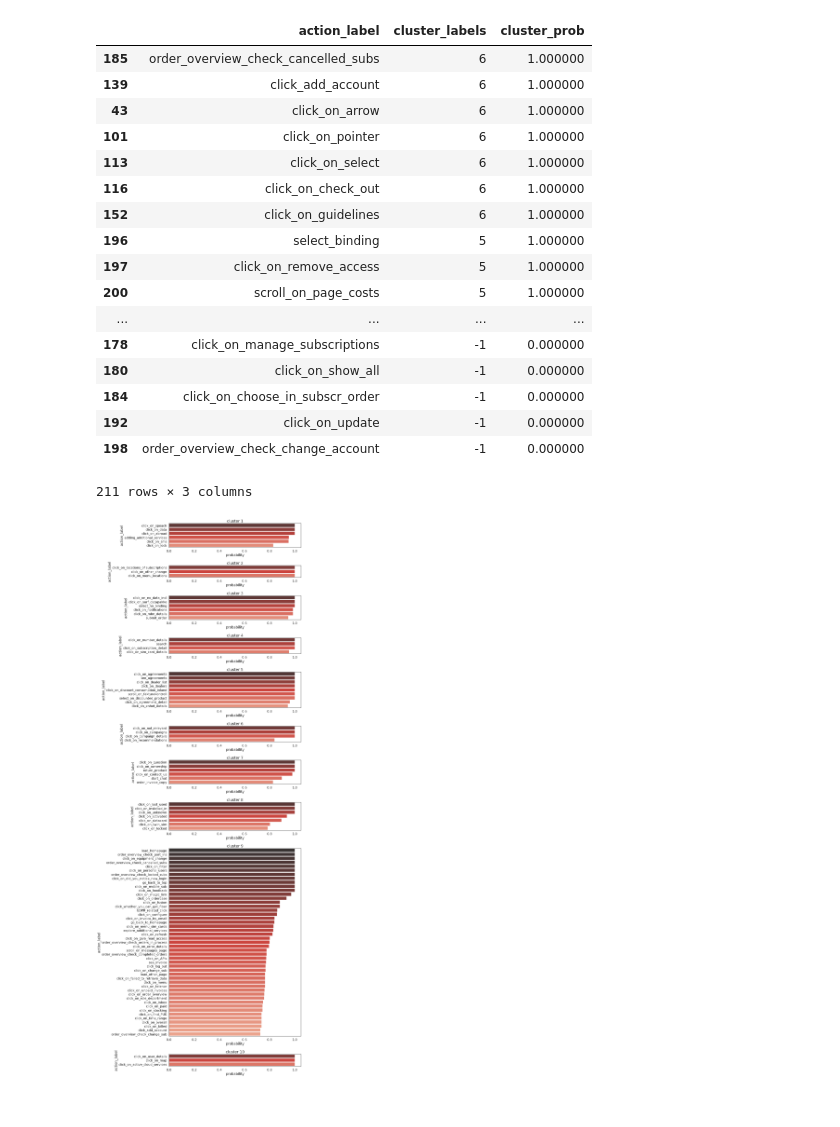
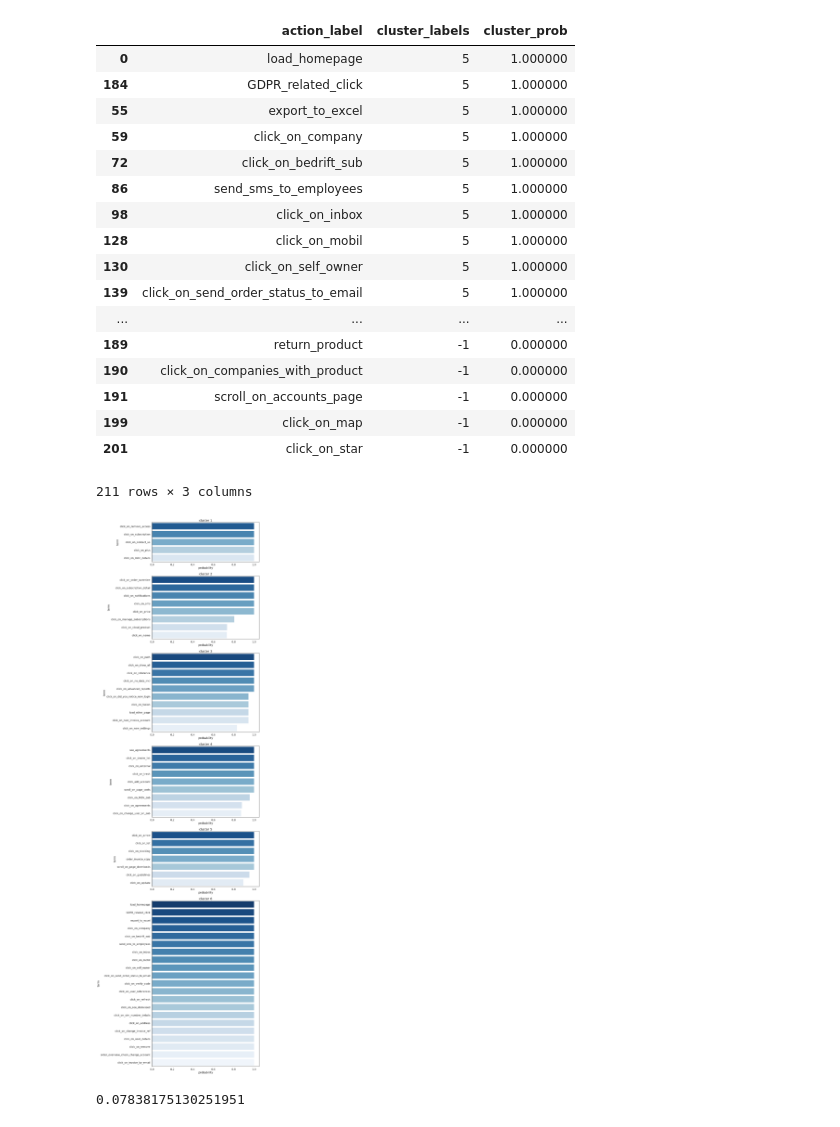
Before and after one commit to ScottishFold007/recsys_telenor, a Jupyter notebook: data_analysis/HDBSCAN.ipynb, the cells around one changed output. Cells and saved outputs as stored; diff of their text form; code cells hidden in the pictures.

```diff
--- a/data_analysis/HDBSCAN.ipynb
+++ b/data_analysis/HDBSCAN.ipynb
@@ -10,11 +11,11 @@ sns.set_style('white')
 sns.set_color_codes()
 plot_kwds = {'alpha' : 0.5, 's' : 80, 'linewidths':0}
 # %%
-embedding_size = 100
+embedding_size = 20
 embeddings = pd.read_csv('word2vec_preprocessed_embeddings/embedding_%d.csv' % embedding_size, sep='\t', header=None, dtype=float)
 labels = pd.read_csv('word2vec_preprocessed_embeddings/labels_%d.csv' % embedding_size, sep='\t', header=None, dtype=str, names=['action_label'])
 # %%
-clusterer = hdbscan.HDBSCAN(min_cluster_size=5,min_samples=2 ,gen_min_span_tree=True)
+clusterer = hdbscan.HDBSCAN(min_cluster_size=5, min_samples=1)
 # %%
 clusterer.fit(embeddings)
 # %% [output]
@@ -79,43 +84,48 @@ labels = labels.sort_values(by=['cluster_labels','cluster_prob'], ascending=Fals
 labels
 # %% [output]
 |  | action_label | cluster_labels | cluster_prob |
-| 185 | order_overview_check_cancelled_subs | 6 | 1.000000 |
-| 139 | click_add_account | 6 | 1.000000 |
-| 43 | click_on_arrow | 6 | 1.000000 |
-| 101 | click_on_pointer | 6 | 1.000000 |
-| 113 | click_on_select | 6 | 1.000000 |
-| 116 | click_on_check_out | 6 | 1.000000 |
-| 152 | click_on_guidelines | 6 | 1.000000 |
-| 196 | select_binding | 5 | 1.000000 |
-| 197 | click_on_remove_access | 5 | 1.000000 |
-| 200 | scroll_on_page_costs | 5 | 1.000000 |
+| 0 | load_homepage | 5 | 1.000000 |
+| 184 | GDPR_related_click | 5 | 1.000000 |
+| 55 | export_to_excel | 5 | 1.000000 |
+| 59 | click_on_company | 5 | 1.000000 |
+| 72 | click_on_bedrift_sub | 5 | 1.000000 |
+| 86 | send_sms_to_employees | 5 | 1.000000 |
+| 98 | click_on_inbox | 5 | 1.000000 |
+| 128 | click_on_mobil | 5 | 1.000000 |
+| 130 | click_on_self_owner | 5 | 1.000000 |
+| 139 | click_on_send_order_status_to_email | 5 | 1.000000 |
 | ... | ... | ... | ... |
-| 178 | click_on_manage_subscriptions | -1 | 0.000000 |
-| 180 | click_on_show_all | -1 | 0.000000 |
-| 184 | click_on_choose_in_subscr_order | -1 | 0.000000 |
-| 192 | click_on_update | -1 | 0.000000 |
-| 198 | order_overview_check_change_account | -1 | 0.000000 |
+| 189 | return_product | -1 | 0.000000 |
+| 190 | click_on_companies_with_product | -1 | 0.000000 |
+| 191 | scroll_on_accounts_page | -1 | 0.000000 |
+| 199 | click_on_map | -1 | 0.000000 |
+| 201 | click_on_star | -1 | 0.000000 |
 211 rows × 3 columns
 # %%
 from matplotlib import gridspec
 
-fiz=plt.figure(figsize=(15,40))
+fiz=plt.figure(figsize=(15,50))
 num_clusters = len(set(labels.cluster_labels)) - 1
 
 num_rows = labels[labels['cluster_labels'] != -1].groupby('cluster_labels').size().values
 gs = gridspec.GridSpec(num_clusters, 1,
                        height_ratios=num_rows.tolist()
                        )
 for i, group in labels[labels['cluster_labels'] != -1].groupby('cluster_labels'):
     df=pd.DataFrame(group, columns=['action_label','cluster_prob']).set_index('action_label')
-    #plt.subplot(num_clusters,1,i+1)
     plt.subplot(gs[i])
     plt.title('cluster '+str(i+1))
-    sns.barplot(x='cluster_prob', y=df.index, data=df, palette='Reds_d')
+    sns.barplot(x='cluster_prob', y=df.index, data=df, palette='Blues_r')
     plt.xlabel('probability')
+    plt.ylabel('term')
+
 
 fiz.tight_layout()
-#plt.subplots_adjust()
+plt.savefig('hdbscan_models/embeddings_hdbscan_cluster_action_prob.pdf', bbox_inches='tight')
 plt.show()
 # %% [output]
-[figure, old version]
+[figure, new version]
+# %%
+validity_index(X=embeddings.values,labels=clusterer.labels_,)
+# %% [output]
+0.07838175130251951
```
Also changed, not shown: parts of 9 cells of this notebook, 42 other files.
